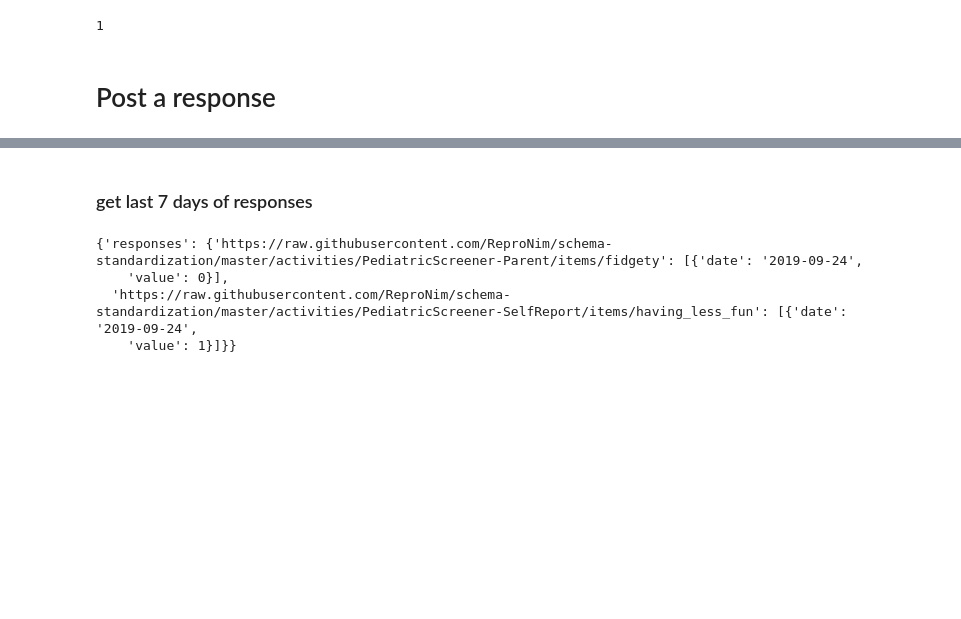
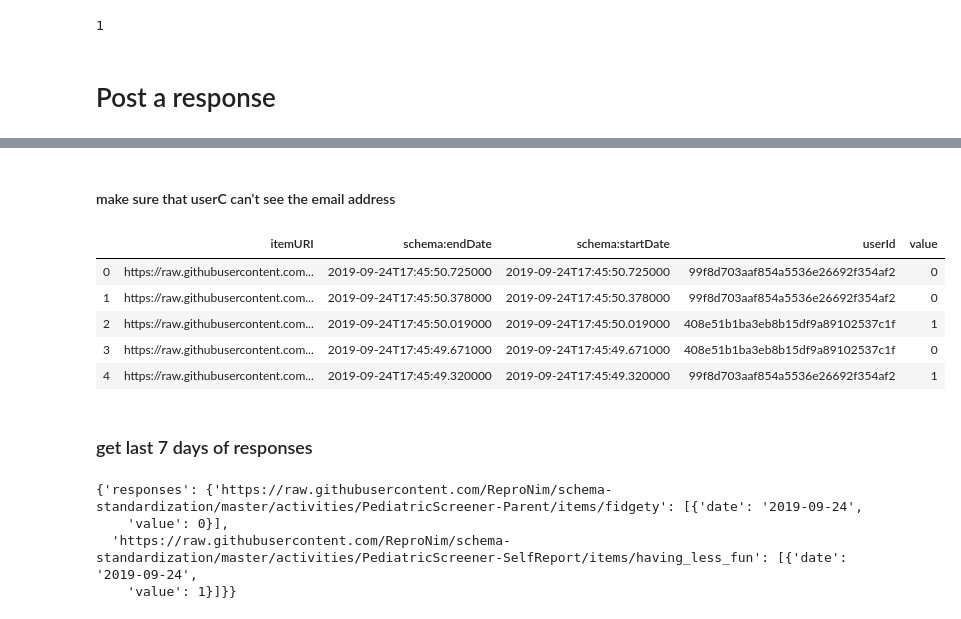
Before and after one commit to ChildMindInstitute/mindlogger-backend, a Jupyter notebook: backendTests.ipynb, the cells around one changed output, grey strips where cells are left out. Saved outputs shown, nothing was run; the diff lists cells and outputs as text; code cells hidden in the pictures; blank space fills up the shorter version.

```diff
--- a/backendTests.ipynb
+++ b/backendTests.ipynb
@@ -386,3 +460,19 @@ postResponse(userA, nact2, nact2Item)
+# %% [markdown]
+#### make sure that userC can't see the email address
+# %%
+resp = getDataForApplet(userC, userA_applets)
+
+import pandas as pd
+
+df = pd.DataFrame(resp)
+df.head()
+# %% [output]
+|  | itemURI | schema:endDate | schema:startDate | userId | value |
+| 0 | https://raw.githubusercontent.com... | 2019-09-24T17:45:50.725000 | 2019-09-24T17:45:50.725000 | 99f8d703aaf854a5536e26692f354af2 | 0 |
+| 1 | https://raw.githubusercontent.com... | 2019-09-24T17:45:50.378000 | 2019-09-24T17:45:50.378000 | 99f8d703aaf854a5536e26692f354af2 | 0 |
+| 2 | https://raw.githubusercontent.com... | 2019-09-24T17:45:50.019000 | 2019-09-24T17:45:50.019000 | 408e51b1ba3eb8b15df9a89102537c1f | 1 |
+| 3 | https://raw.githubusercontent.com... | 2019-09-24T17:45:49.671000 | 2019-09-24T17:45:49.671000 | 408e51b1ba3eb8b15df9a89102537c1f | 0 |
+| 4 | https://raw.githubusercontent.com... | 2019-09-24T17:45:49.320000 | 2019-09-24T17:45:49.320000 | 99f8d703aaf854a5536e26692f354af2 | 1 |
 # %% [markdown]
 ### get last 7 days of responses
 # %%
```
Also changed, not shown: parts of 15 cells of this notebook, 2 other files.
